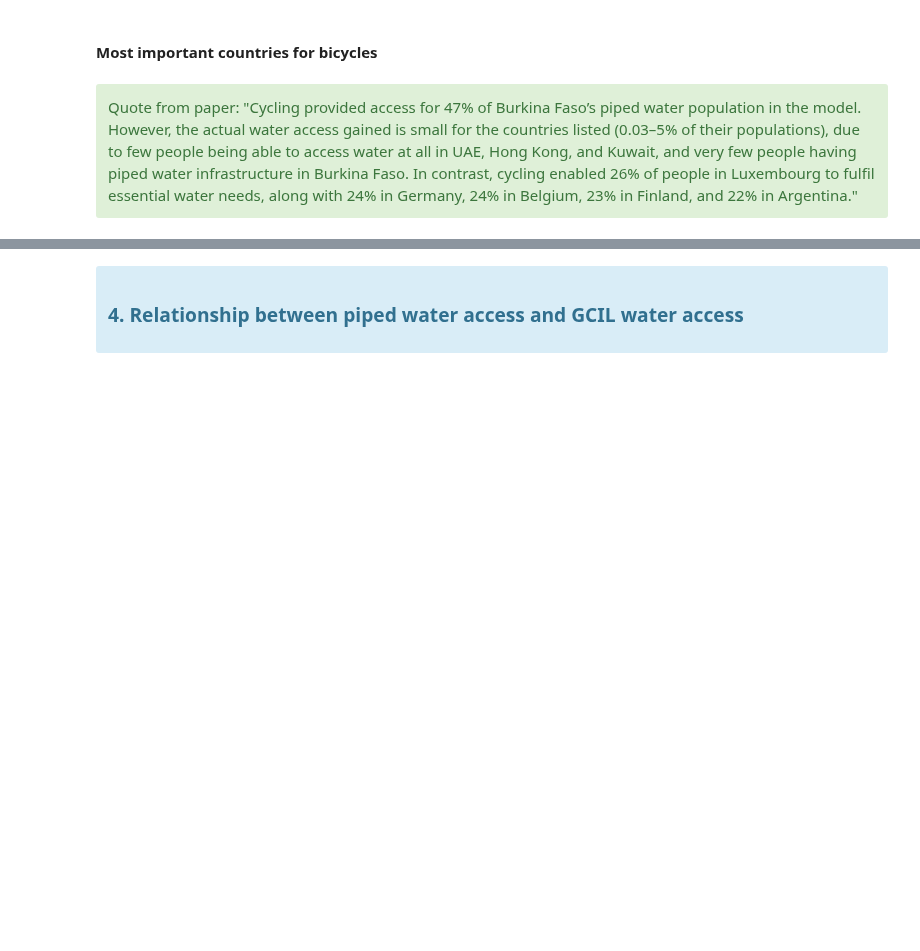
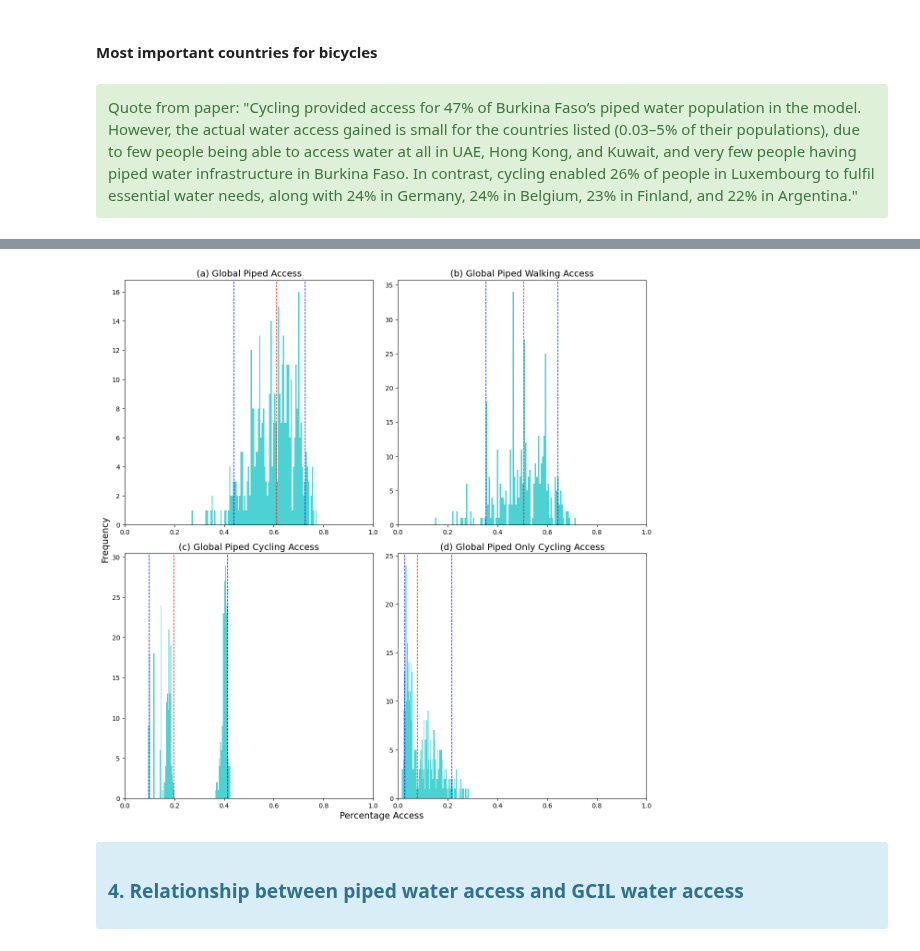
Before and after one commit to allfed/water-access, a Jupyter notebook: scripts/key_results.ipynb, the cells around one changed output, grey strips where cells are left out. Drawn from its saved outputs; the diff is of its cells as text; code cells hidden in the pictures; blank space fills up the shorter version.

```diff
--- a/scripts/key_results.ipynb
+++ b/scripts/key_results.ipynb
@@ -318,3 +435,57 @@ print(tabulate(top_total_cycling_access[['Entity', "percentage_total_with_only_c
+# %%
+# Load pickled simulation results
+simulation_results = pd.read_pickle("../results/countries_simulation_results.pkl")
+
+# Calculate country_pop_piped for each dataframe in simulation_results
+for df in simulation_results:
+    df["country_pop_piped"] = df["country_pop_raw"] * df["Nat Piped"] / 100
+
+# Calculate global mean percentage for each access type for each simulation using list comprehension
+global_piped_access = [df["population_piped_with_access"].sum() / df["country_pop_piped"].sum() for df in simulation_results]
+global_piped_cycling_access = [df["population_piped_with_cycling_access"].sum() / df["country_pop_piped"].sum() for df in simulation_results]
+global_piped_walking_access = [df["population_piped_with_walking_access"].sum() / df["country_pop_piped"].sum() for df in simulation_results]
+global_piped_only_cycling_access = [(df["population_piped_with_access"].sum() - df["population_piped_with_walking_access"].sum()) / df["country_pop_piped"].sum() for df in simulation_results]
+
+# Create subplots
+fig, axs = plt.subplots(2, 2, figsize=(12, 12))
+
+# Flatten axs for easy iteration
+axs = axs.flatten()
+
+# List of access types
+access_types = [global_piped_access, global_piped_walking_access, global_piped_cycling_access, global_piped_only_cycling_access]
+
+# List of titles
+titles = ["(a) Global Piped Access", "(b) Global Piped Walking Access", "(c) Global Piped Cycling Access", "(d) Global Piped Only Cycling Access"]
+
+# Plot histogram of results for each access type
+for i, ax in enumerate(axs):
+    # Calculate median, 5th percentile, and 95th percentile
+    median = np.median(access_types[i])
+    p5 = np.percentile(access_types[i], 5)
+    p95 = np.percentile(access_types[i], 95)
+
+    ax.hist(access_types[i], bins=100, alpha=0.7, color='c')
+    ax.set_xlim(0, 1)
+
+    # Add vertical lines for median, 5th percentile, and 95th percentile
+    ax.axvline(median, color='red', linestyle='dashed', linewidth=1)
+    ax.axvline(p5, color='blue', linestyle='dashed', linewidth=1)
+    ax.axvline(p95, color='blue', linestyle='dashed', linewidth=1)
+
+    # Set title and labels
+    ax.set_title(f"{titles[i]}", fontsize=14)
+
+# Set common x-axis label
+fig.text(0.5, 0.0, 'Percentage Access', ha='center', va='center', fontsize=14)
+fig.text(0.0, 0.5, 'Frequency', ha='center', va='center', rotation='vertical', fontsize=14)
+
+plt.tight_layout()
+if SAVE_FIGURES == True:
+    plt.savefig("../results/mc_distribution_piped_access.png")
+plt.show()
+# %% [output]
+[figure, added]
 # %% [markdown]
 <div class="alert alert-info">
 <h3> <b>4. Relationship between piped water access and GCIL water access </b> </h3>
```
Also changed, not shown: parts of 6 cells of this notebook, 14 other files.
